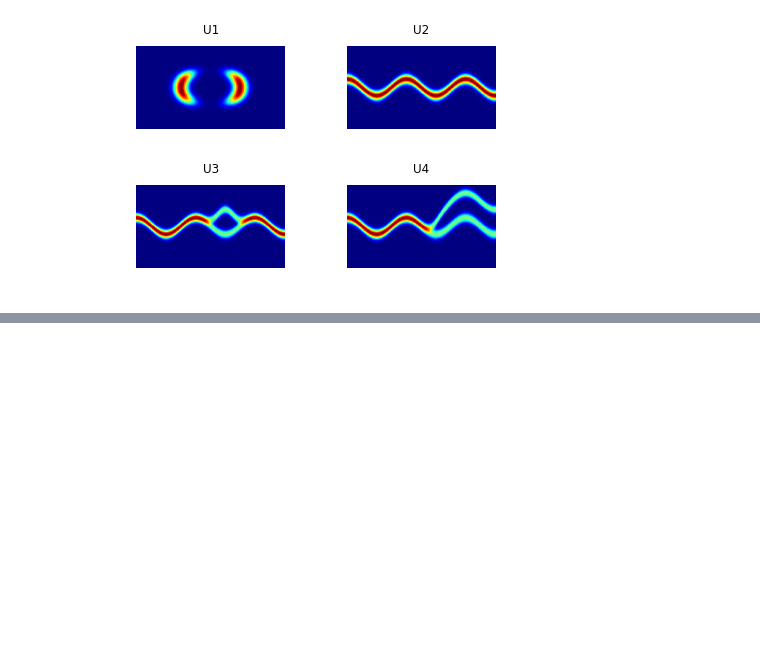
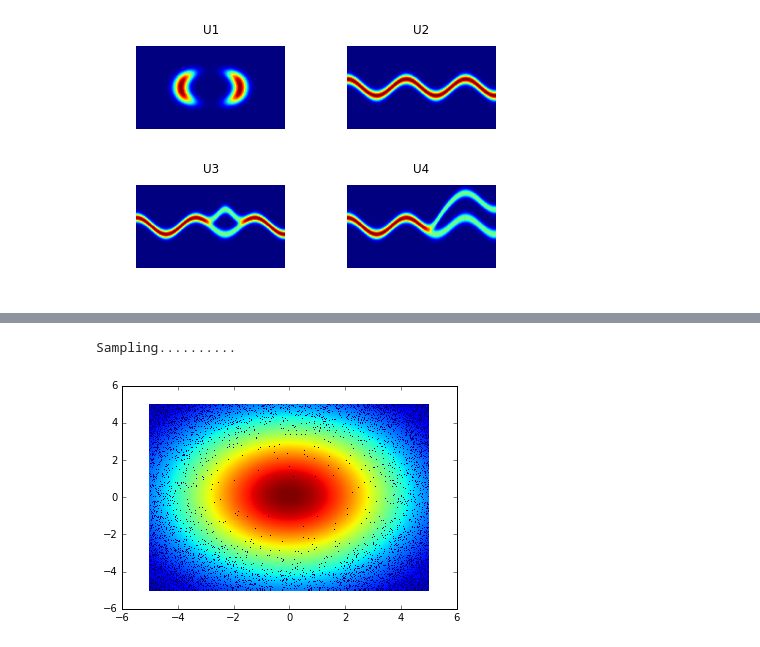
Before and after one commit to 16lawrencel/vae-normflow, a Jupyter notebook: src/normflow_synthetic.ipynb, the cells around one changed output, grey strips where cells are left out. Saved outputs shown, nothing was run; the diff lists cells and outputs as text; code cells hidden in the pictures; blank space fills up the shorter version.

```diff
--- a/src/normflow_synthetic.ipynb
+++ b/src/normflow_synthetic.ipynb
@@ -114,0 +113,11 @@ Sampling..........
+# %%
+flow_type = flows.PlanarFlow
+model = flows.NormFlow(z_dim = 2, flow_type = flow_type, K = 1)
+sampler = sample.normal_sampler(sigma = torch.ones(2) * 3)
+save_path = "normflow_U=id_flow=PlanarFlow_K=1/"
+model, _ = trainutil.train_U(func.U_normal, flow_type = flow_type, K = 1, load_model = True, train_model = False, save_path = save_path)
+
+viz.plot_model_hist(model, sampler = sampler)
+# %% [output]
+Sampling..........
+[figure, added]
```
Also changed, not shown: parts of 27 cells of this notebook, 59 other files.
